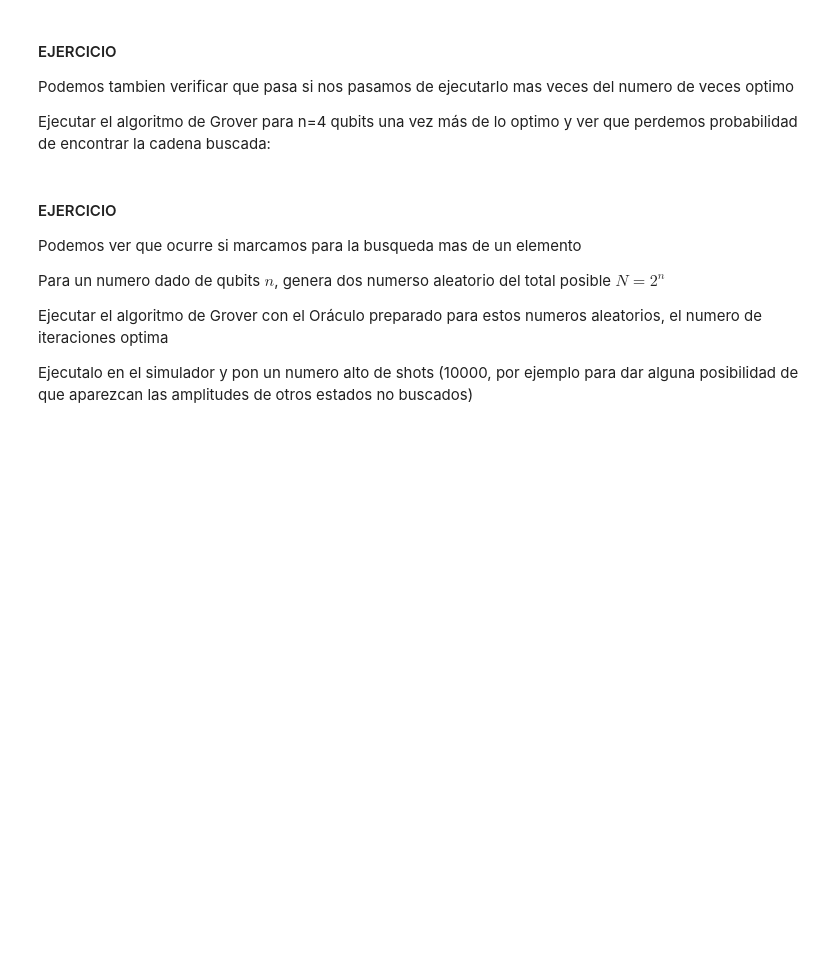
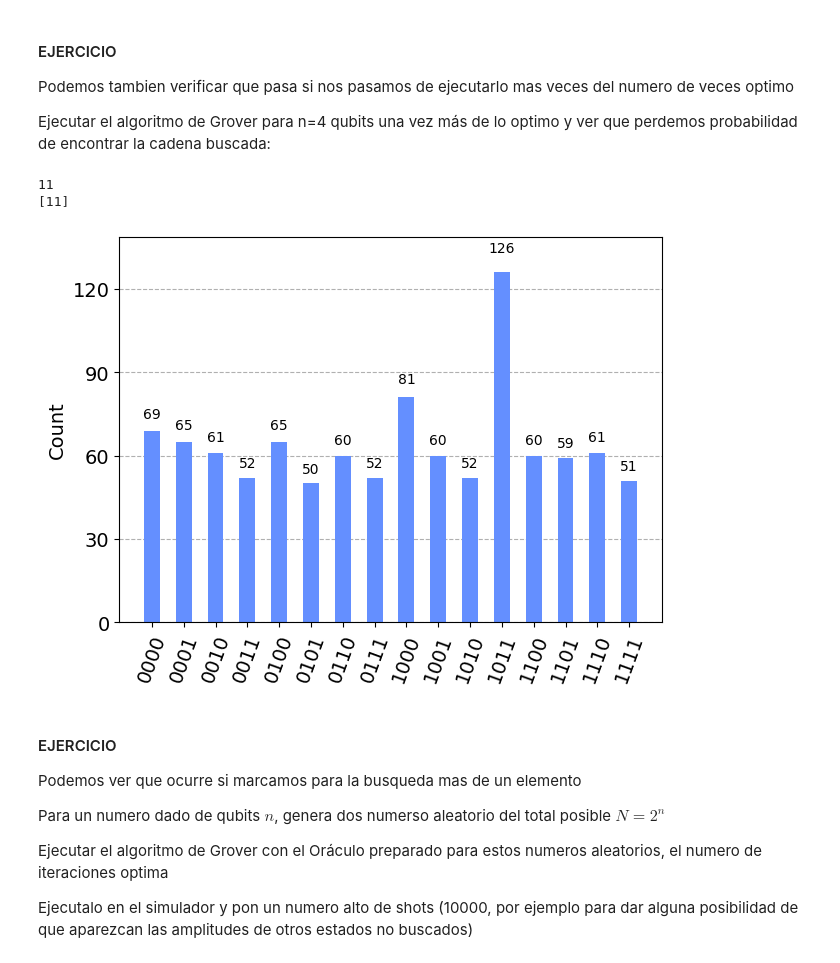
Before and after one commit to Mariomc10/AlgoritmosCuanticos, a Jupyter notebook: 09_Grover.ipynb, the cells around one changed output. Cells and saved outputs as stored; diff of their text form; code cells hidden in the pictures; blank space fills up the shorter version.

```diff
--- a/09_Grover.ipynb
+++ b/09_Grover.ipynb
@@ -327,10 +389,30 @@ Podemos tambien verificar que pasa si nos pasamos de ejecutarlo mas veces del nu
 Ejecutar el algoritmo de Grover para n=4 qubits una vez más de lo optimo y ver que perdemos probabilidad de encontrar la cadena buscada:
 # %%
 n = 4
-x = #generar num aleatorio
+x = np.random.randint(2**n)#generar num aleatorio
 print(x)
 marked = [x]
 print(marked)
+
+circuito = QuantumCircuit(n)
+
+circuito.h(range(n))
+
+for _ in range(5):
+    circuito.append(phase_oracle(n,marked),range(n))
+    circuito.append(diffuser(n),range(n))
+
+circuito.measure_all()
+
+simulador = Aer.get_backend("qasm_simulator")
+tcirc = transpile(circuito,simulador)
+result = simulador.run(tcirc).result()
+
+plot_histogram(result.get_counts())
+# %% [output]
+11
+[11]
+[figure, added]
 # %% [markdown]
 #### EJERCICIO
 
```
Also changed, not shown: parts of 8 cells of this notebook.
